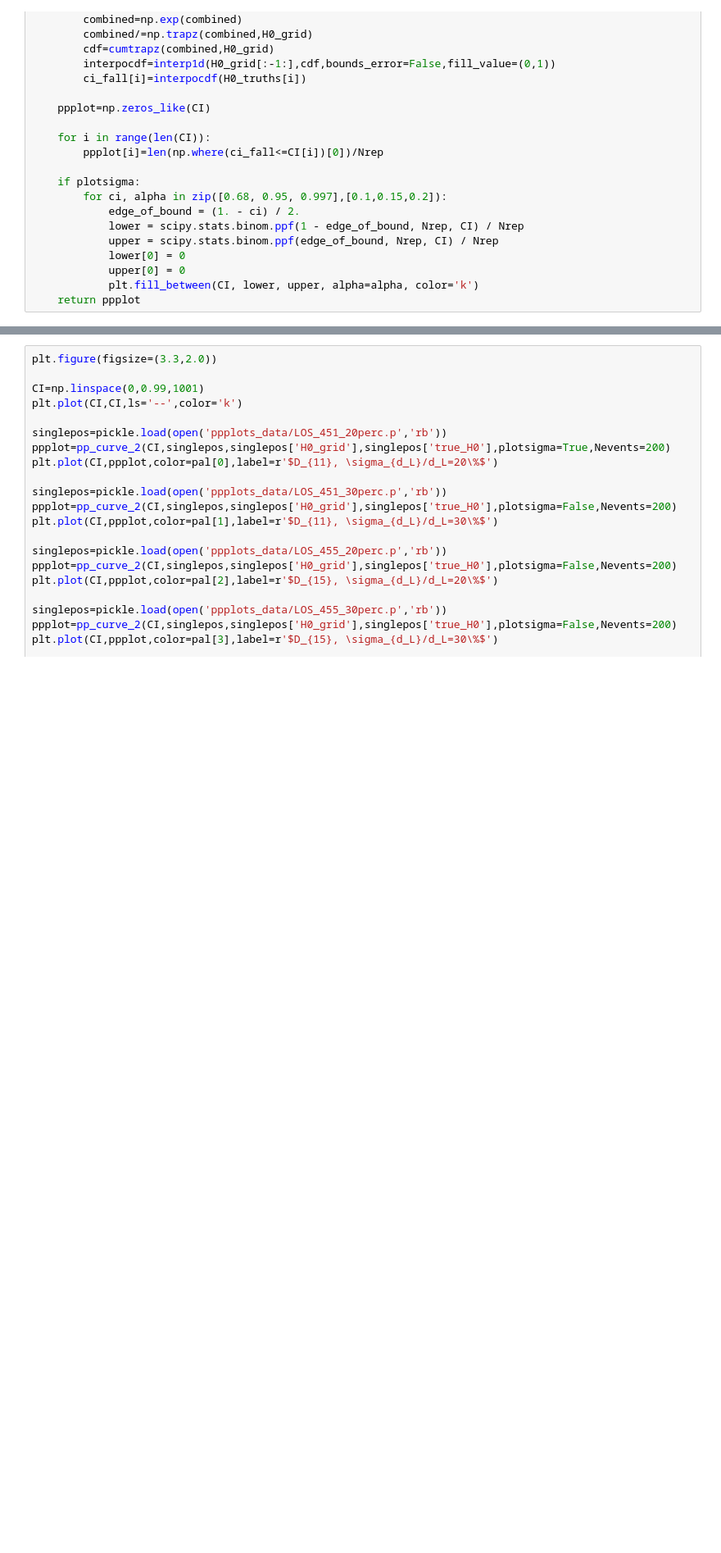
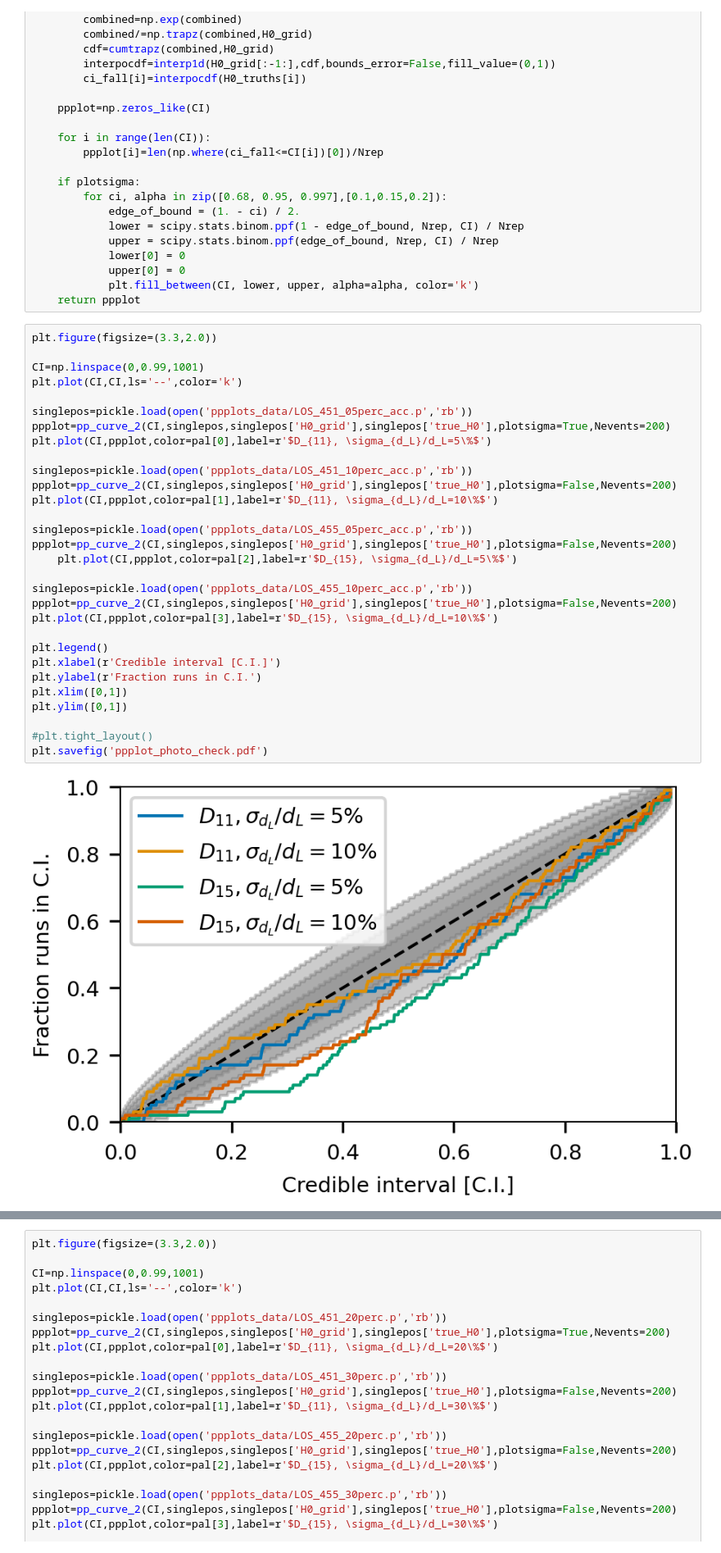
Before and after one commit to simone-mastrogiovanni/dark_sirens_101, a Jupyter notebook: ppplots.ipynb, the cells around one changed output, grey strips where cells are left out. Shown at 82% size. Drawn from its saved outputs; the diff is of its cells as text; blank space fills up the shorter version.

```diff
--- a/ppplots.ipynb
+++ b/ppplots.ipynb
@@ -167,3 +169,35 @@ def pp_curve_2(CI,H0_posteriors,H0_grid,H0_truths,plotsigma=False,Nevents=None):
             upper[0] = 0
             plt.fill_between(CI, lower, upper, alpha=alpha, color='k')
     return ppplot
+# %%
+plt.figure(figsize=(3.3,2.0))
+
+CI=np.linspace(0,0.99,1001)
+plt.plot(CI,CI,ls='--',color='k')
+
+singlepos=pickle.load(open('ppplots_data/LOS_451_05perc_acc.p','rb'))
+ppplot=pp_curve_2(CI,singlepos,singlepos['H0_grid'],singlepos['true_H0'],plotsigma=True,Nevents=200)
+plt.plot(CI,ppplot,color=pal[0],label=r'$D_{11}, \sigma_{d_L}/d_L=5\%$')
+
+singlepos=pickle.load(open('ppplots_data/LOS_451_10perc_acc.p','rb'))
+ppplot=pp_curve_2(CI,singlepos,singlepos['H0_grid'],singlepos['true_H0'],plotsigma=False,Nevents=200)
+plt.plot(CI,ppplot,color=pal[1],label=r'$D_{11}, \sigma_{d_L}/d_L=10\%$')
+
+singlepos=pickle.load(open('ppplots_data/LOS_455_05perc_acc.p','rb'))
+ppplot=pp_curve_2(CI,singlepos,singlepos['H0_grid'],singlepos['true_H0'],plotsigma=False,Nevents=200)
+    plt.plot(CI,ppplot,color=pal[2],label=r'$D_{15}, \sigma_{d_L}/d_L=5\%$')
+
+singlepos=pickle.load(open('ppplots_data/LOS_455_10perc_acc.p','rb'))
+ppplot=pp_curve_2(CI,singlepos,singlepos['H0_grid'],singlepos['true_H0'],plotsigma=False,Nevents=200)
+plt.plot(CI,ppplot,color=pal[3],label=r'$D_{15}, \sigma_{d_L}/d_L=10\%$')
+
+plt.legend()
+plt.xlabel(r'Credible interval [C.I.]')
+plt.ylabel(r'Fraction runs in C.I.')
+plt.xlim([0,1])
+plt.ylim([0,1])
+
+#plt.tight_layout()
+plt.savefig('ppplot_photo_check.pdf')
+# %% [output]
+[figure, added]
```
Also changed, not shown: parts of 6 cells of this notebook, 25 other files.
